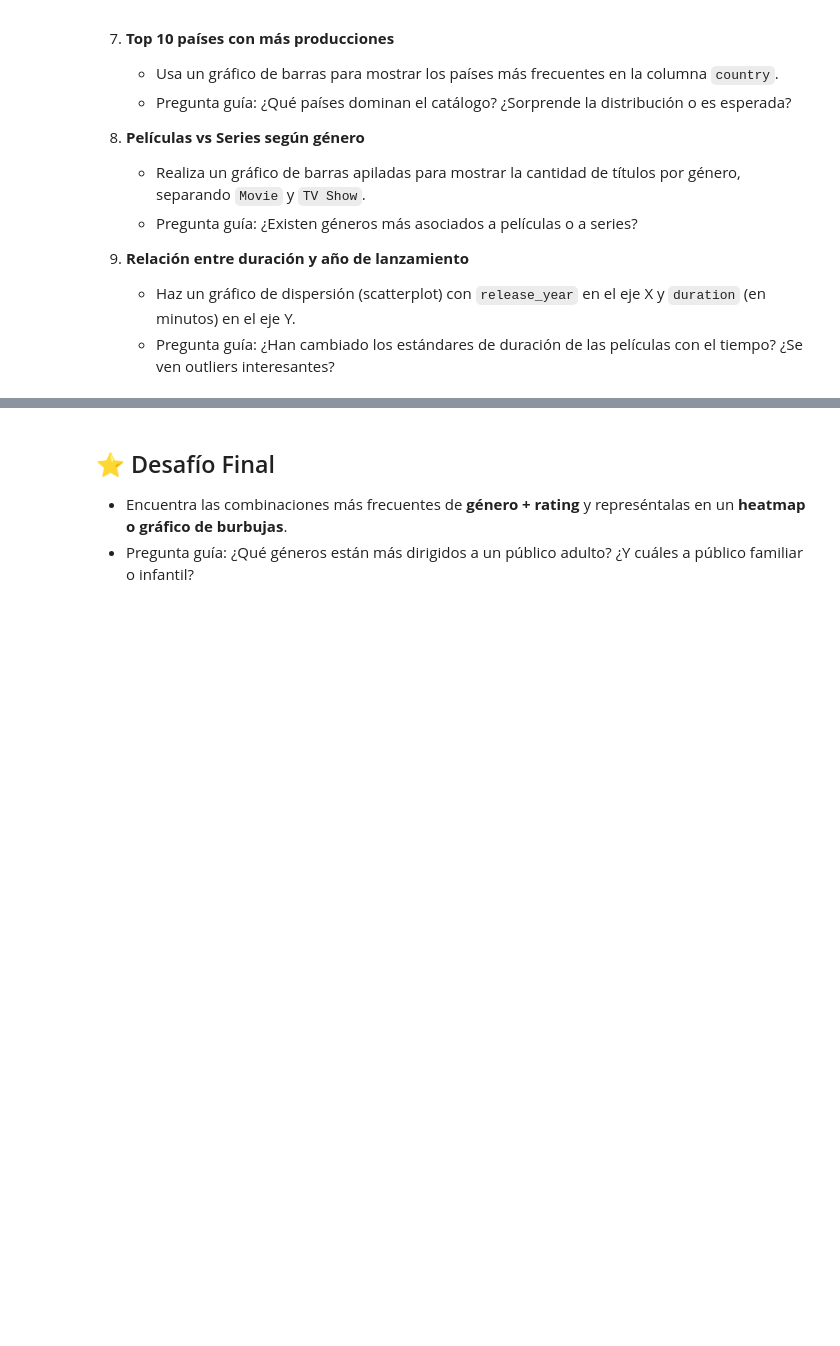
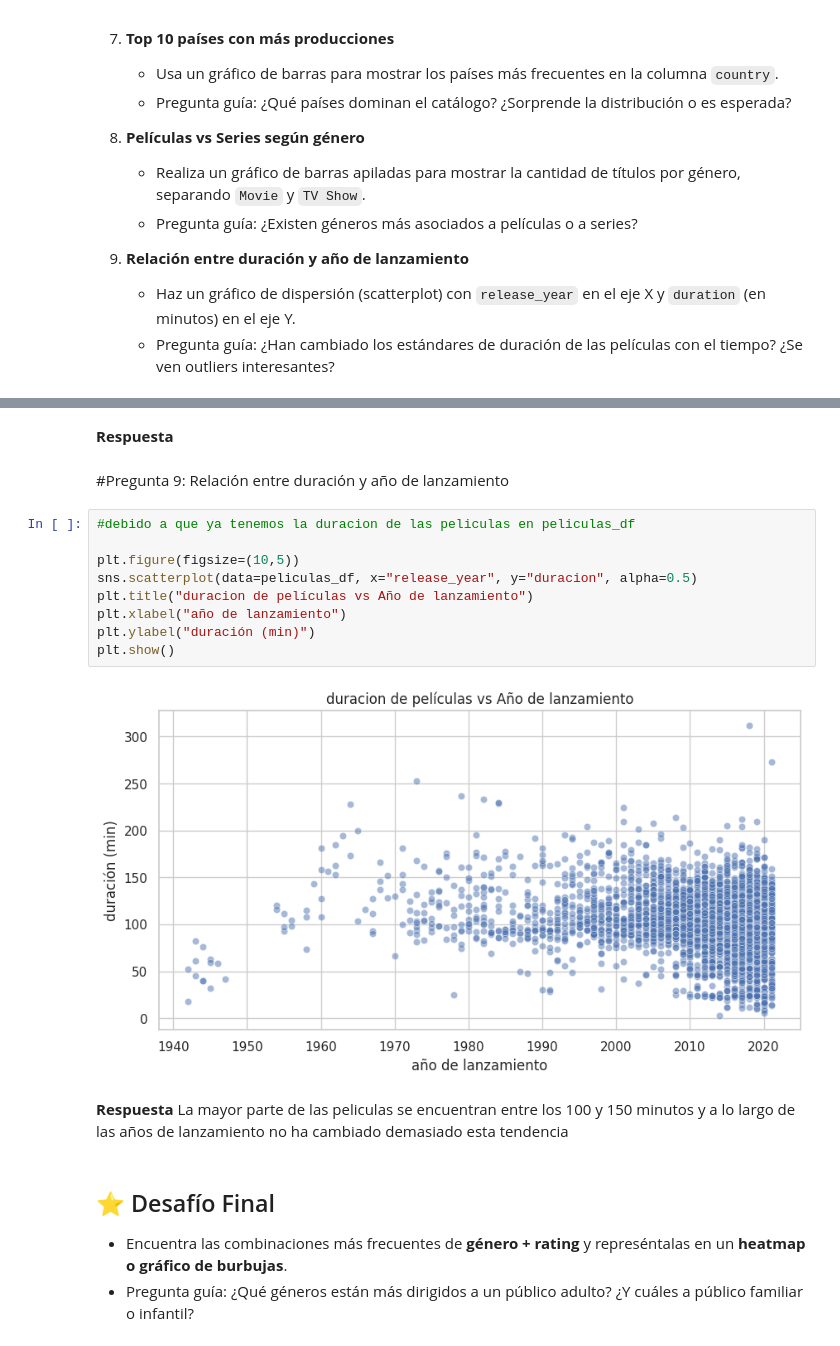
Before and after one commit to baitiarecorvalan/MAT281-Entregables, a Jupyter notebook: docs/codes/labs/lab_05.ipynb, the cells around one changed output, grey strips where cells are left out. Drawn from its saved outputs; the diff is of its cells as text; blank space fills up the shorter version.

```diff
--- a/docs/codes/labs/lab_05.ipynb
+++ b/docs/codes/labs/lab_05.ipynb
@@ -206,3 +251,20 @@ plt.show()
+# %% [markdown]
+**Respuesta**
+# %% [markdown]
+#Pregunta 9: Relación entre duración y año de lanzamiento
+# %%
+#debido a que ya tenemos la duracion de las peliculas en peliculas_df
+
+plt.figure(figsize=(10,5))
+sns.scatterplot(data=peliculas_df, x="release_year", y="duracion", alpha=0.5)
+plt.title("duracion de películas vs Año de lanzamiento")
+plt.xlabel("año de lanzamiento")
+plt.ylabel("duración (min)")
+plt.show()
+# %% [output]
+[figure, added]
+# %% [markdown]
+**Respuesta** La mayor parte de las peliculas se encuentran entre los 100 y 150 minutos y a lo largo de las años de lanzamiento no ha cambiado demasiado esta tendencia
 # %% [markdown]
 ## ⭐ Desafío Final
 
```
Also changed, not shown: parts of 10 cells of this notebook.
